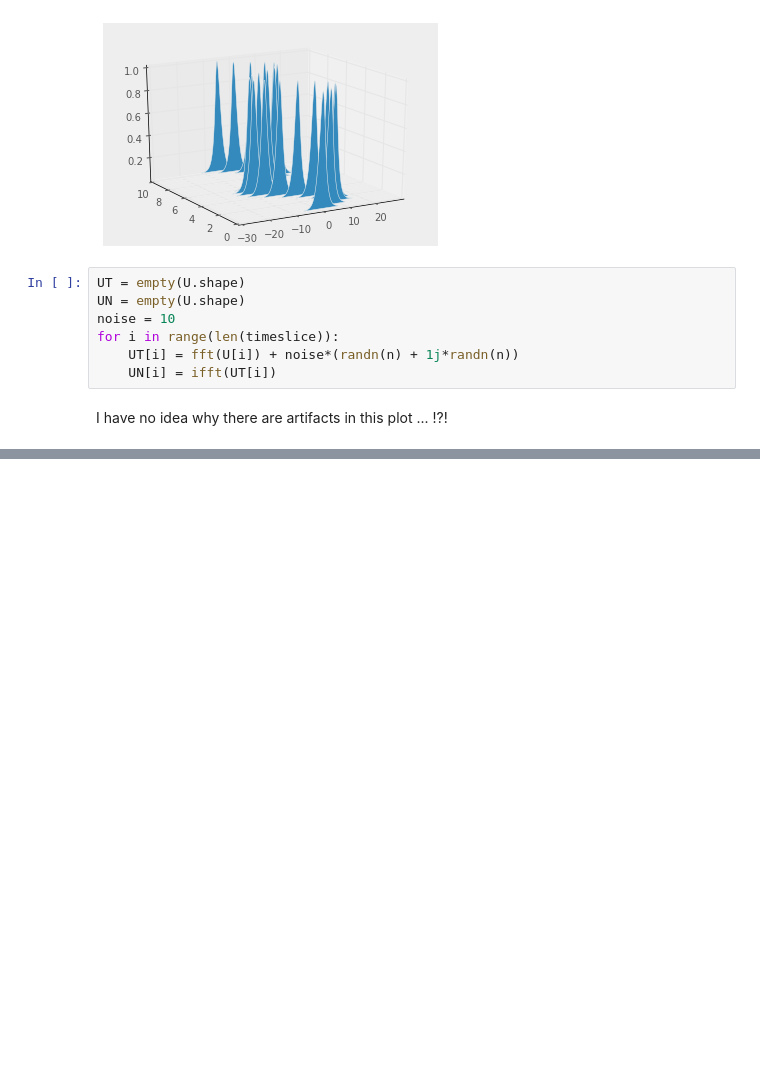
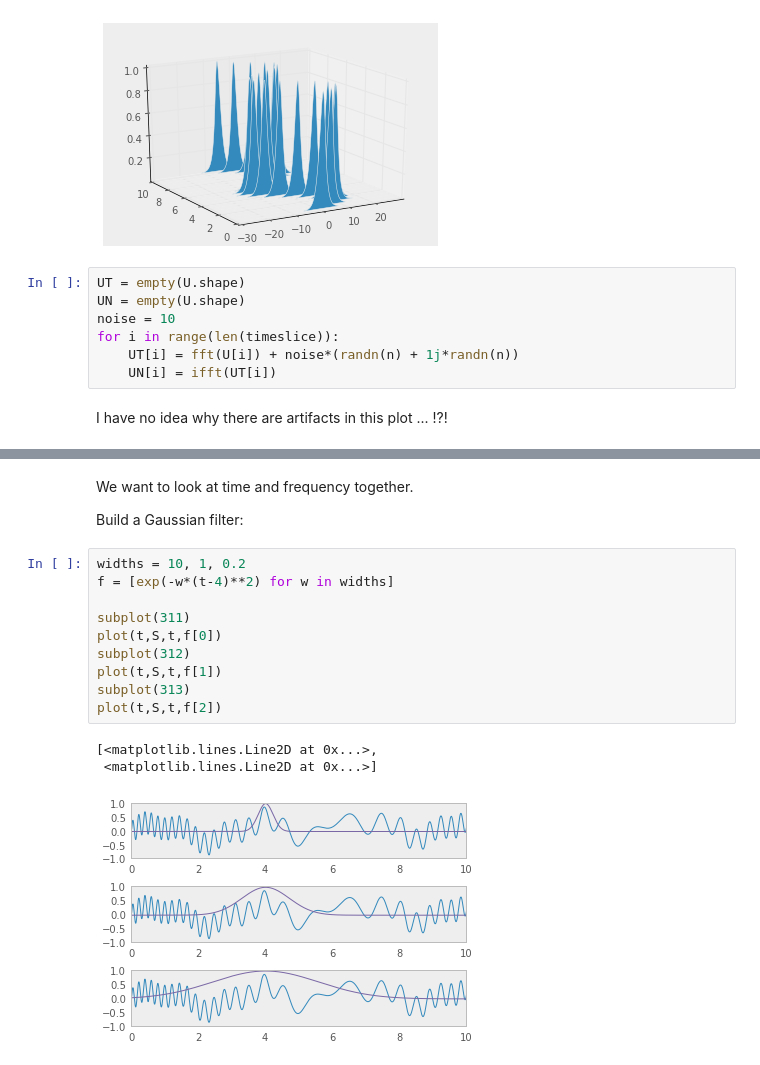
Before and after one commit to ksawlani/ComputationalMethodsCourse, a Jupyter notebook: Coursera Data Analysis.ipynb, the cells around one changed output, grey strips where cells are left out. Saved outputs shown, nothing was run; the diff lists cells and outputs as text; blank space fills up the shorter version.

```diff
--- a/Coursera Data Analysis.ipynb
+++ b/Coursera Data Analysis.ipynb
@@ -333,0 +364,18 @@ Gabor transform and STFT.
+# %% [markdown]
+We want to look at time and frequency together.
+
+Build a Gaussian filter:
+# %%
+widths = 10, 1, 0.2
+f = [exp(-w*(t-4)**2) for w in widths]
+
+subplot(311)
+plot(t,S,t,f[0])
+subplot(312)
+plot(t,S,t,f[1])
+subplot(313)
+plot(t,S,t,f[2])
+# %% [output]
+[<matplotlib.lines.Line2D at 0x...>,
+ <matplotlib.lines.Line2D at 0x...>]
+[figure, added]
```
Also changed, not shown: parts of 22 cells of this notebook.
